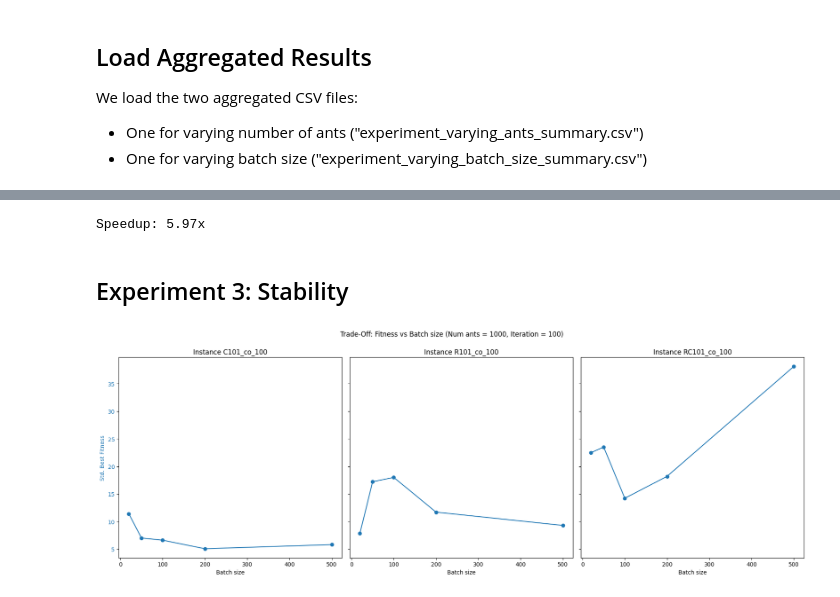
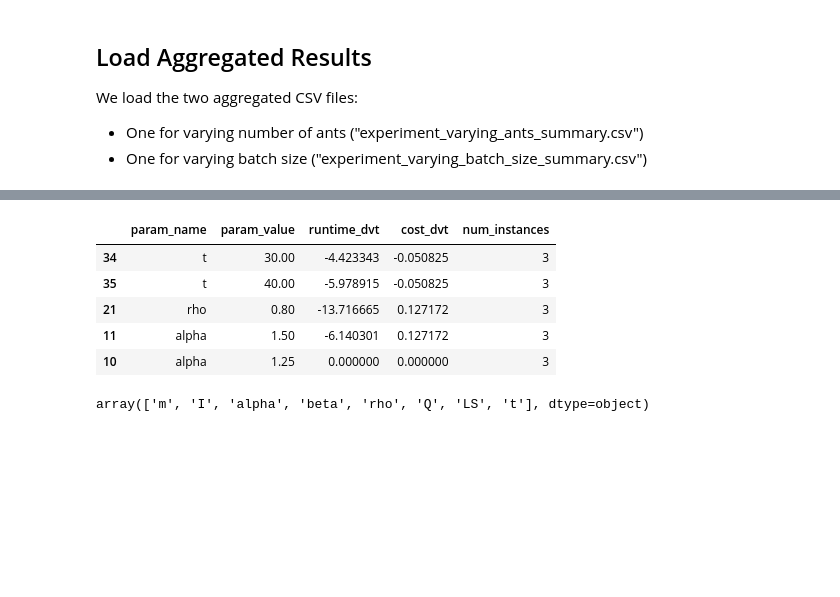
Before and after one commit to chauanphu/routing-PL, a Jupyter notebook: notebooks/analysis.ipynb, the cells around one changed output, grey strips where cells are left out. Drawn from its saved outputs; the diff is of its cells as text; code cells hidden in the pictures; blank space fills up the shorter version.

```diff
--- a/notebooks/analysis.ipynb
+++ b/notebooks/analysis.ipynb
@@ -120,33 +22,17 @@ plt.show()
-# %%
-# Speedup: Time to solve with 1000 ants with 100 batch size vs sequentially 1000 ants
-runtime_1000_100 = batch_summary[batch_summary['batch_size'] == 100][['avg_runtime']].values[0][0]
-runtime_1000_seq = 698.8433653116226
-speedup = runtime_1000_seq / runtime_1000_100
-print(f"Speedup: {speedup:.2f}x")
-# %% [output]
-Speedup: 5.97x
-# %% [markdown]
-## Experiment 3: Stability
-# %%
-# %% Trade-Off Plot for Number of Ants Experiment
-fig, axs = plt.subplots(1, 3, figsize=(18, 6), sharey=True)
-
-for idx, instance in enumerate(INSTANCES):
-    name = instance['name']
-    _, batch_summary = instance['summaries']
-    benchmark = instance['benchmark']
-    ax1 = axs[idx]
-    color = 'tab:blue'
-    ax1.set_xlabel('Batch size')
-    if idx == 0:
-        ax1.set_ylabel('Std. Best Fitness', color=color)
-    ax1.plot(batch_summary['batch_size'], batch_summary['std_best_fitness'], marker='o', linestyle='-', color=color, label='Std. Best Fitness')
-    ax1.tick_params(axis='y', labelcolor=color)
-
-    ax1.set_title(f'Instance {name}')
-
-fig.tight_layout()  # otherwise the right y-label is slightly clipped
-plt.suptitle('Trade-Off: Fitness vs Batch size (Num ants = 1000, Iteration = 100)', y=1.05)
-plt.show()
-# %% [output]
-[figure, removed]
+# %%
+sen_small = pd.read_csv("data/sen.small.summary.csv")
+sen_medium = pd.read_csv("data/sen.medium.summary.csv")
+sen_large = pd.read_csv("data/sen.large.summary.csv")
+sen_small.sample(5)
+# %% [output]
+|  | param_name | param_value | runtime_dvt | cost_dvt | num_instances |
+| 34 | t | 30.00 | -4.423343 | -0.050825 | 3 |
+| 35 | t | 40.00 | -5.978915 | -0.050825 | 3 |
+| 21 | rho | 0.80 | -13.716665 | 0.127172 | 3 |
+| 11 | alpha | 1.50 | -6.140301 | 0.127172 | 3 |
+| 10 | alpha | 1.25 | 0.000000 | 0.000000 | 3 |
+# %%
+parameters = sen_small["param_name"].unique()
+parameters
+# %% [output]
+array(['m', 'I', 'alpha', 'beta', 'rho', 'Q', 'LS', 't'], dtype=object)
```
Also changed, not shown: parts of 10 cells of this notebook, 14 other files.
